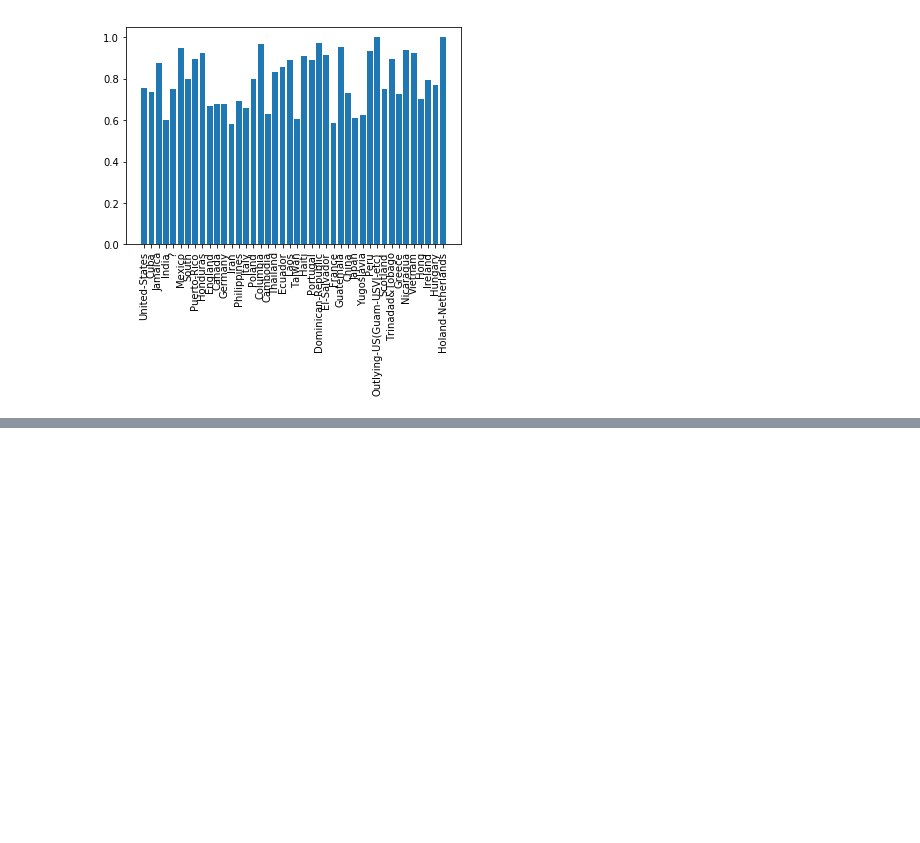
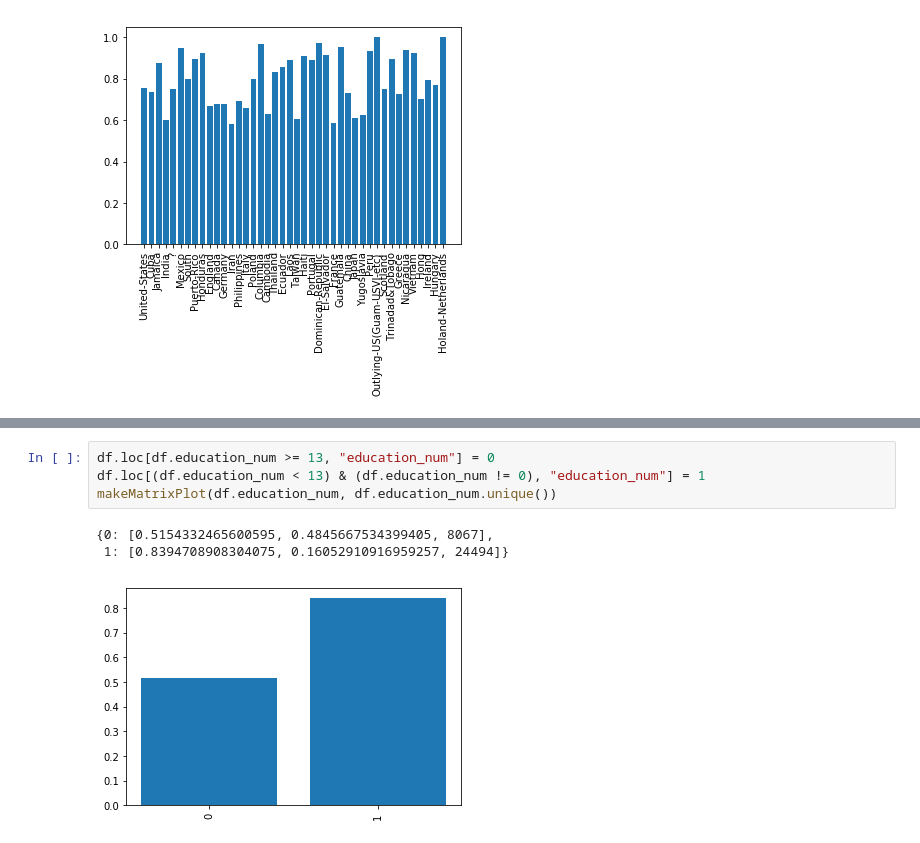
Before and after one commit to sarabranham/CS4641, a Jupyter notebook: Final Proj Stats.ipynb, the cells around one changed output, grey strips where cells are left out. Saved outputs shown, nothing was run; the diff lists cells and outputs as text; blank space fills up the shorter version.

```diff
--- a/Final Proj Stats.ipynb
+++ b/Final Proj Stats.ipynb
@@ -274,0 +325,8 @@ countryMatrix
+# %%
+df.loc[df.education_num >= 13, "education_num"] = 0
+df.loc[(df.education_num < 13) & (df.education_num != 0), "education_num"] = 1
+makeMatrixPlot(df.education_num, df.education_num.unique())
+# %% [output]
+{0: [0.5154332465600595, 0.4845667534399405, 8067],
+ 1: [0.8394708908304075, 0.16052910916959257, 24494]}
+[figure, added]
```
Also changed, not shown: parts of 7 cells of this notebook, 7 other files.
